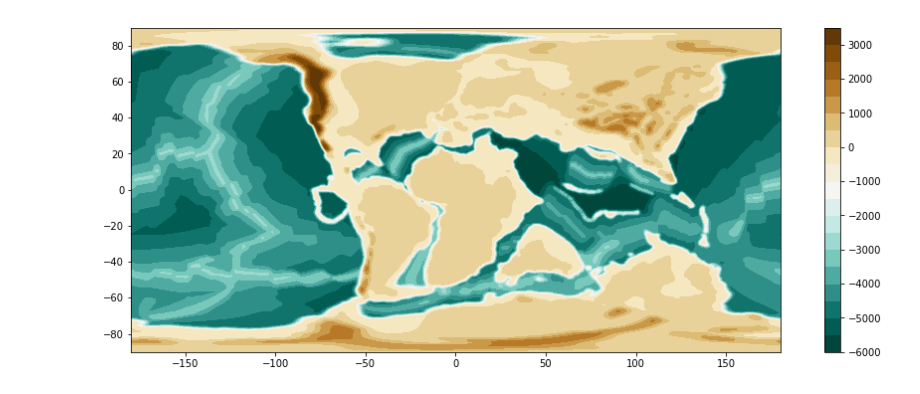
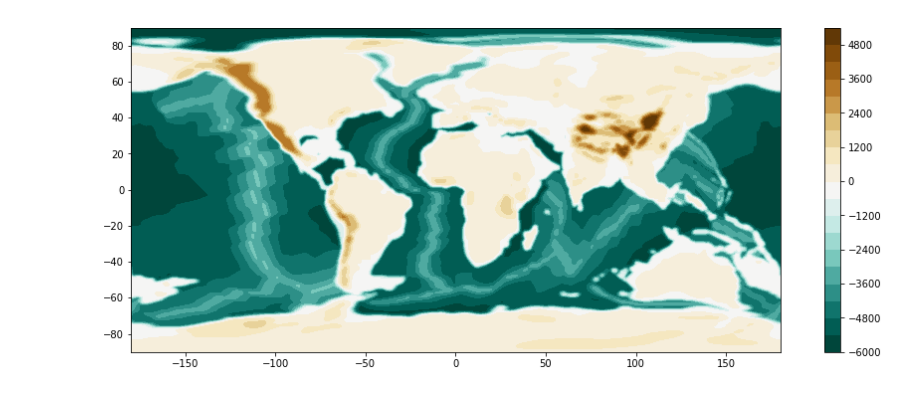
Before and after one commit to siwill22/GPlatesReconstructionModel, a Jupyter notebook: test_GplatesRaster.ipynb, the cells around one changed output. Saved outputs shown, nothing was run; the diff lists cells and outputs as text; code cells hidden in the pictures.

```diff
--- a/test_GplatesRaster.ipynb
+++ b/test_GplatesRaster.ipynb
@@ -28,11 +28,13 @@ M2016.add_dynamic_polygons('/Applications/GPlates-2.0.0/SampleData/FeatureCollec
 M2016.add_dynamic_polygons('/Applications/GPlates-2.0.0/SampleData/FeatureCollections/DynamicPolygons/Matthews_etal_GPC_2016_Paleozoic_PlateTopologies.gpmlz')
 M2016.add_dynamic_polygons('/Applications/GPlates-2.0.0/SampleData/FeatureCollections/DynamicPolygons/Matthews_etal_GPC_2016_TopologyBuildingBlocks.gpmlz')
 # %%
-ptopo = GplatesRaster('/Users/Simon/cloudstor/Shared/Paleotopography_Grids/paleotopobathy_smooth_110.00Ma.nc')
+time = 40.
 
-ptopo.plot()
+ptopo = GplatesRaster('/Users/Simon/cloudstor/Shared/Paleotopography_Grids/paleotopobathy_smooth_%0.2fMa.nc' % time)
+
+ptopo.plot(show=True)
 # %% [output]
-[figure, old version]
+[figure, new version]
 # %%
 result = ptopo.sample([150.1,51.1],[50.1,50.1])
 
```
Also changed, not shown: parts of 3 cells of this notebook, 4 other files.
